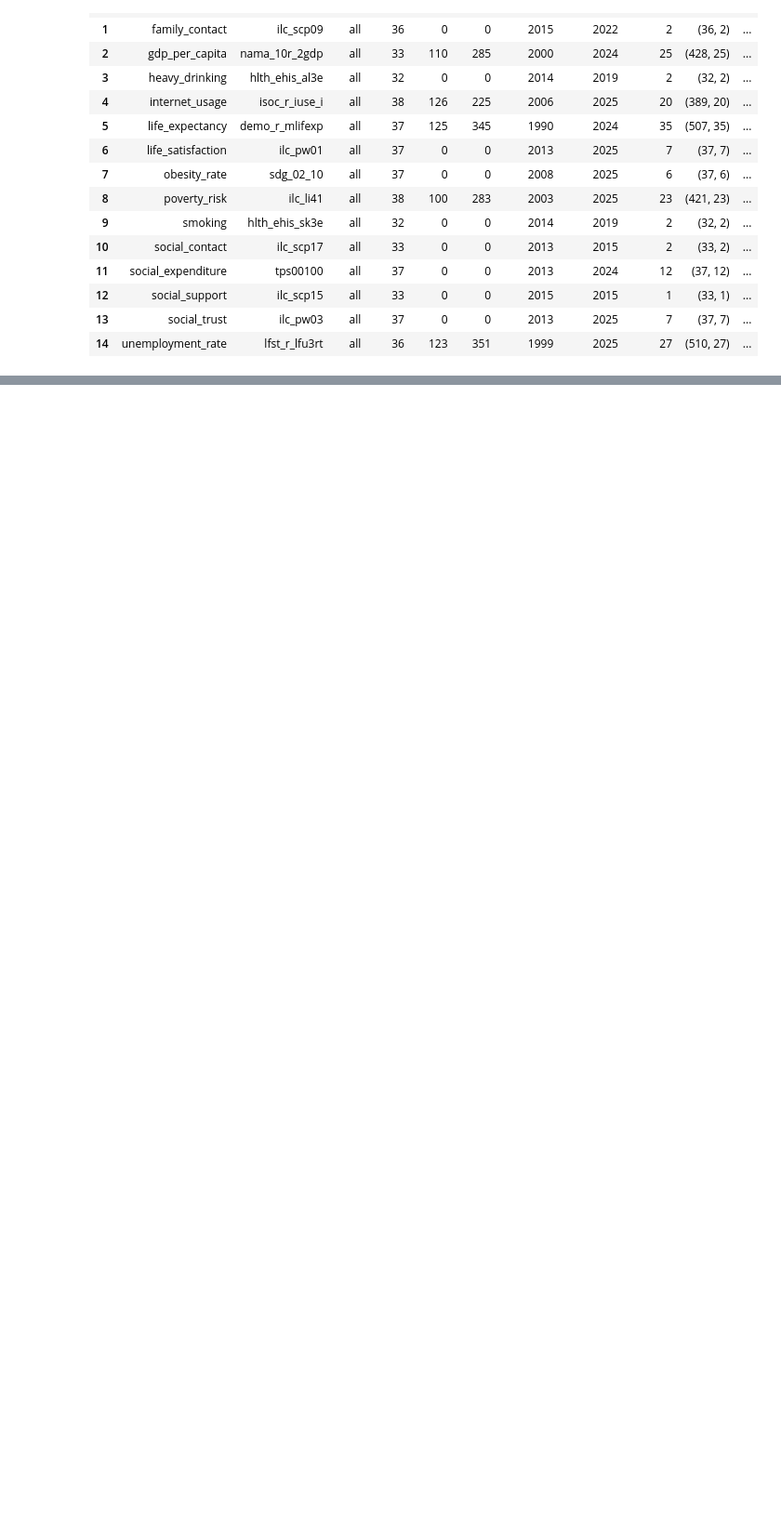
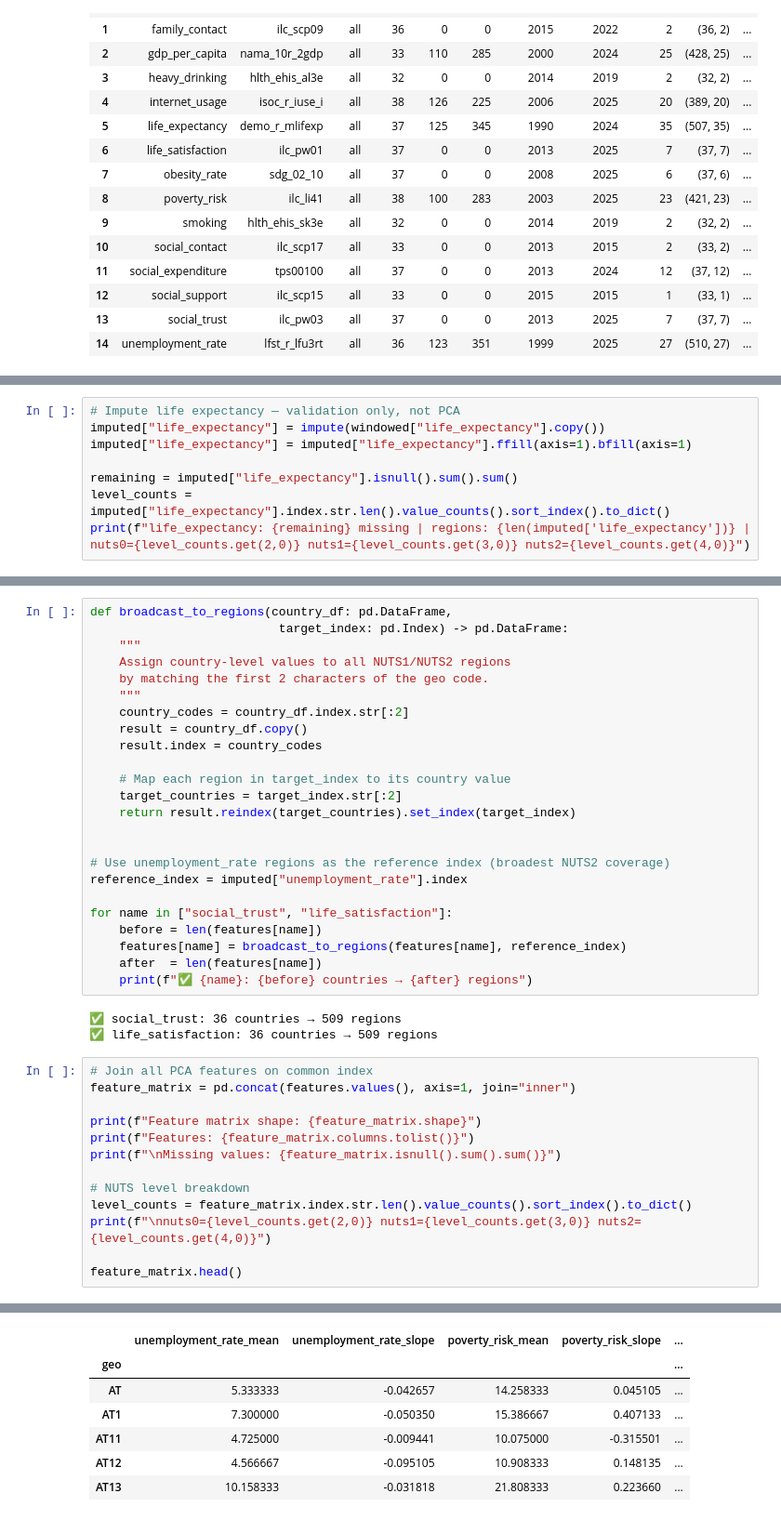
Before and after one commit to ZanBezjak/bluezone-tool, a Jupyter notebook: notebooks/02_preprocessing.ipynb, the cells around one changed output, grey strips where cells are left out. Shown at 93% size. Saved outputs shown, nothing was run; the diff lists cells and outputs as text; blank space fills up the shorter version.

```diff
--- a/notebooks/02_preprocessing.ipynb
+++ b/notebooks/02_preprocessing.ipynb
@@ -126,0 +322,8 @@ social_support        -    -    -    -    -   33    -    -    -    -    -    -
+# %%
+# Impute life expectancy — validation only, not PCA
+imputed["life_expectancy"] = impute(windowed["life_expectancy"].copy())
+imputed["life_expectancy"] = imputed["life_expectancy"].ffill(axis=1).bfill(axis=1)
+
+remaining = imputed["life_expectancy"].isnull().sum().sum()
+level_counts = imputed["life_expectancy"].index.str.len().value_counts().sort_index().to_dict()
+print(f"life_expectancy: {remaining} missing | regions: {len(imputed['life_expectancy'])} | nuts0={level_counts.get(2,0)} nuts1={level_counts.get(3,0)} nuts2={level_counts.get(4,0)}")
@@ -126,0 +361,41 @@ social_support        -    -    -    -    -   33    -    -    -    -    -    -
+# %%
+def broadcast_to_regions(country_df: pd.DataFrame,
+                          target_index: pd.Index) -> pd.DataFrame:
+    """
+    Assign country-level values to all NUTS1/NUTS2 regions
+    by matching the first 2 characters of the geo code.
+    """
+    country_codes = country_df.index.str[:2]
+    result = country_df.copy()
+    result.index = country_codes
+
+    # Map each region in target_index to its country value
+    target_countries = target_index.str[:2]
+    return result.reindex(target_countries).set_index(target_index)
+
+
+# Use unemployment_rate regions as the reference index (broadest NUTS2 coverage)
+reference_index = imputed["unemployment_rate"].index
+
+for name in ["social_trust", "life_satisfaction"]:
+    before = len(features[name])
+    features[name] = broadcast_to_regions(features[name], reference_index)
+    after  = len(features[name])
+    print(f"✅ {name}: {before} countries → {after} regions")
+# %% [output]
+✅ social_trust: 36 countries → 509 regions
+✅ life_satisfaction: 36 countries → 509 regions
+# %%
+# Join all PCA features on common index
+feature_matrix = pd.concat(features.values(), axis=1, join="inner")
+
+print(f"Feature matrix shape: {feature_matrix.shape}")
+print(f"Features: {feature_matrix.columns.tolist()}")
+print(f"\nMissing values: {feature_matrix.isnull().sum().sum()}")
+
+# NUTS level breakdown
+level_counts = feature_matrix.index.str.len().value_counts().sort_index().to_dict()
+print(f"\nnuts0={level_counts.get(2,0)} nuts1={level_counts.get(3,0)} nuts2={level_counts.get(4,0)}")
+
+feature_matrix.head()
+# %% [output]
@@ -126,0 +408,7 @@ social_support        -    -    -    -    -   33    -    -    -    -    -    -
+|  | unemployment_rate_mean | unemployment_rate_slope | poverty_risk_mean | poverty_risk_slope | ... |
+| geo |  |  |  |  | ... |
+| AT | 5.333333 | -0.042657 | 14.258333 | 0.045105 | ... |
+| AT1 | 7.300000 | -0.050350 | 15.386667 | 0.407133 | ... |
+| AT11 | 4.725000 | -0.009441 | 10.075000 | -0.315501 | ... |
+| AT12 | 4.566667 | -0.095105 | 10.908333 | 0.148135 | ... |
+| AT13 | 10.158333 | -0.031818 | 21.808333 | 0.223660 | ... |
```
Also changed, not shown: parts of 26 cells of this notebook.
